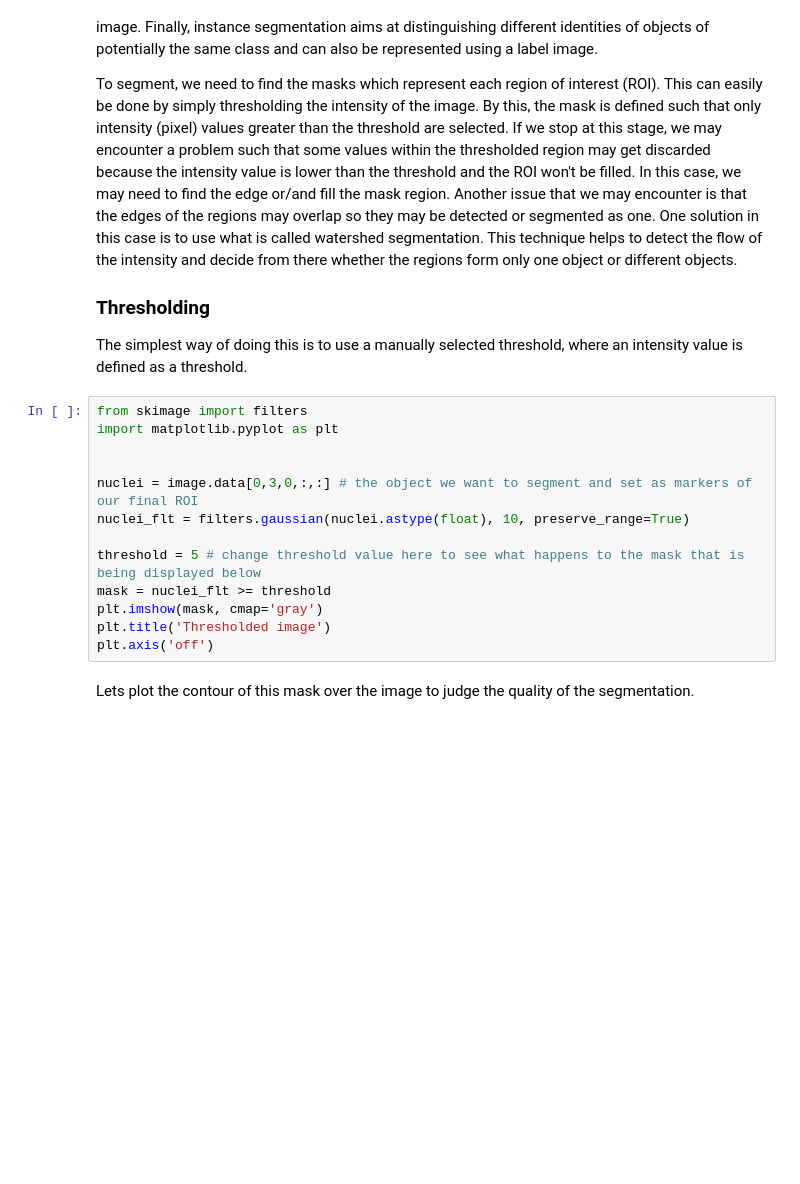
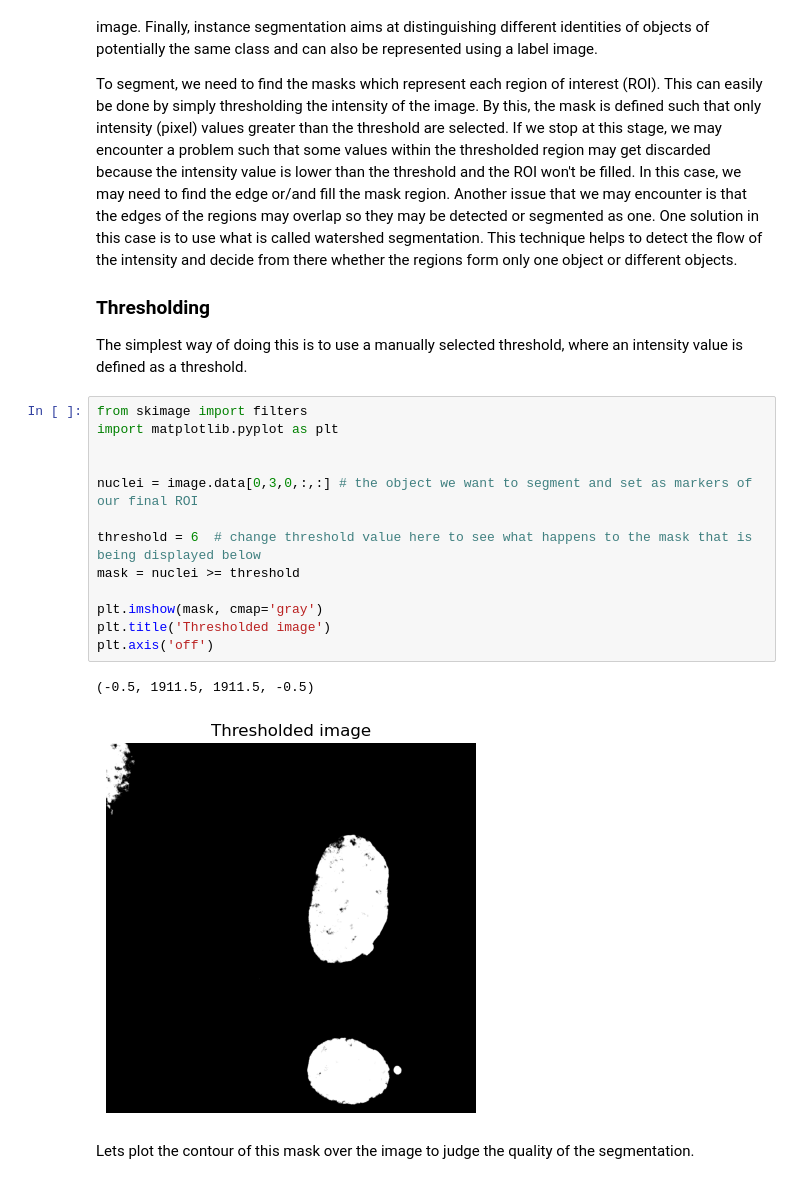
Before and after one commit to MRC-LMB-Light-Microscopy-Facility/introduction-to-python-bioimage-analysis, a Jupyter notebook: nbs/2_regionproperties.ipynb, the cells around one changed output. Saved outputs shown, nothing was run; the diff lists cells and outputs as text; blank space fills up the shorter version.

```diff
--- a/nbs/2_regionproperties.ipynb
+++ b/nbs/2_regionproperties.ipynb
@@ -138,16 +149,19 @@ The simplest way of doing this is to use a manually selected threshold, where an
 # %%
 from skimage import filters
 import matplotlib.pyplot as plt
 
 
 nuclei = image.data[0,3,0,:,:] # the object we want to segment and set as markers of our final ROI
-nuclei_flt = filters.gaussian(nuclei.astype(float), 10, preserve_range=True)
 
-threshold = 5 # change threshold value here to see what happens to the mask that is being displayed below
-mask = nuclei_flt >= threshold
+threshold = 6  # change threshold value here to see what happens to the mask that is being displayed below
+mask = nuclei >= threshold
+
 plt.imshow(mask, cmap='gray')
 plt.title('Thresholded image')
 plt.axis('off')
+# %% [output]
+(-0.5, 1911.5, 1911.5, -0.5)
+[figure, added]
 # %% [markdown]
 Lets plot the contour of this mask over the image to judge the quality of the segmentation.
 # %%
```
Also changed, not shown: parts of 20 cells of this notebook, 1 other file.
